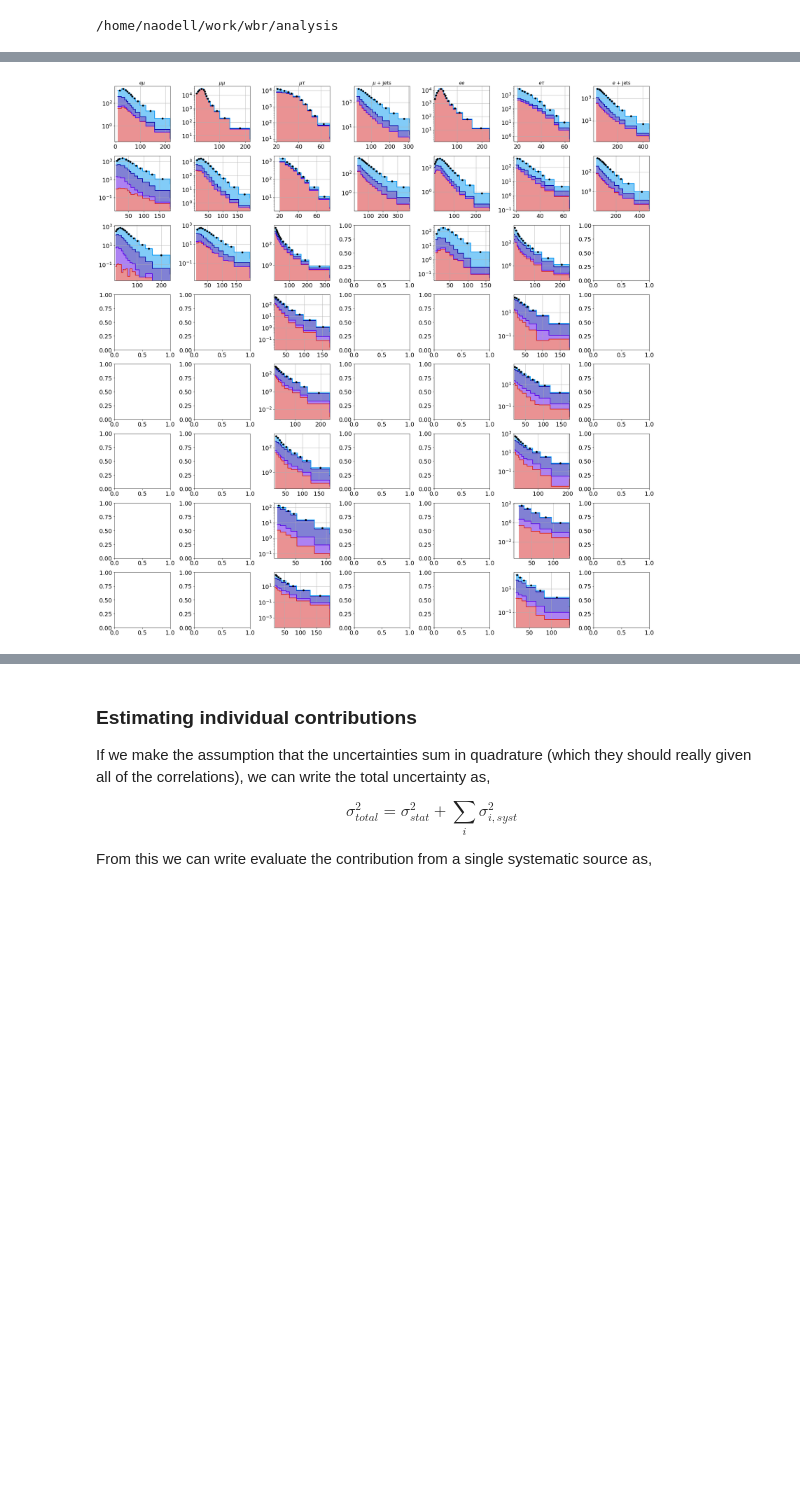
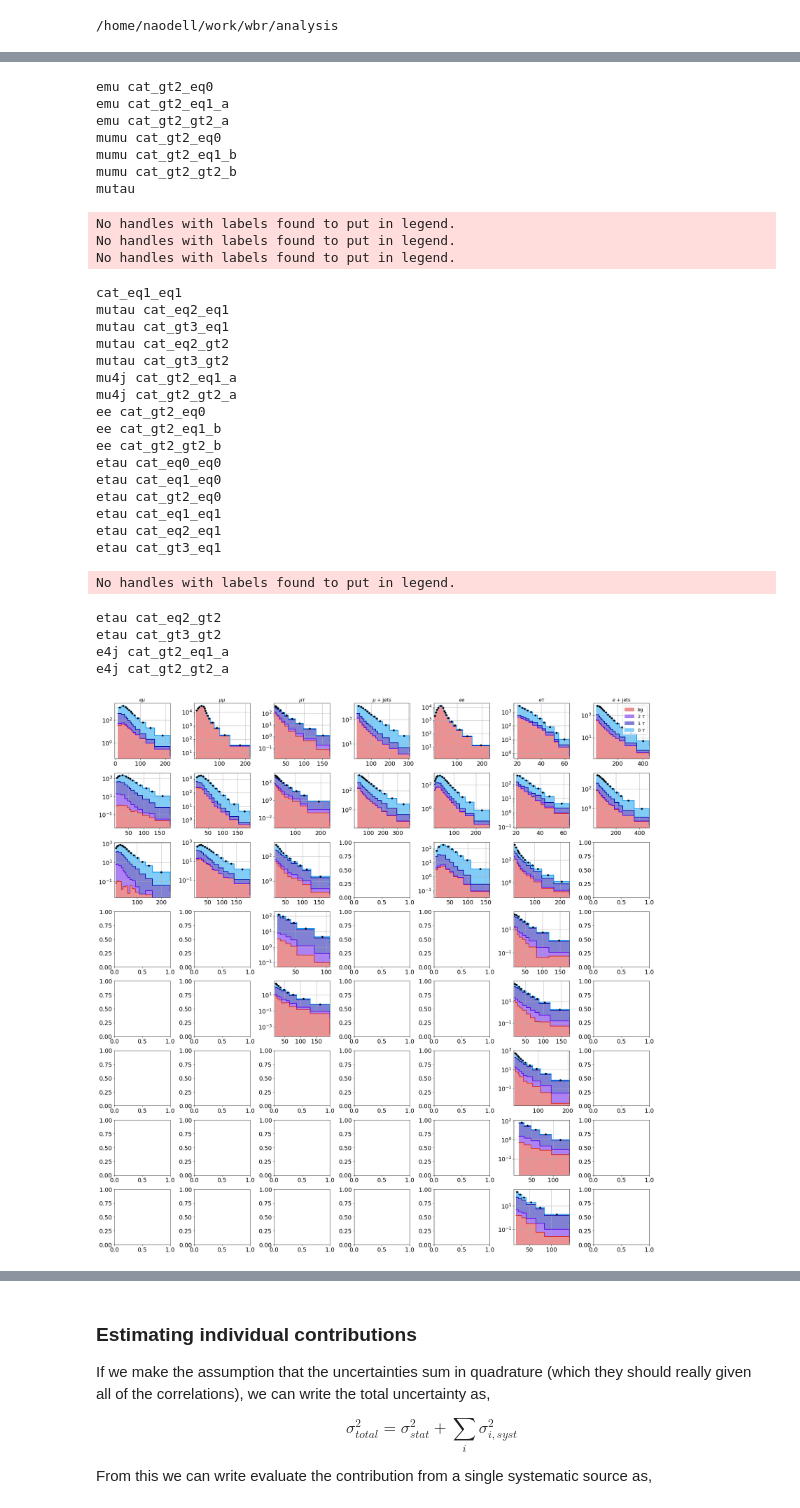
Before and after one commit to NWUHEP/analysis-tools, a Jupyter notebook: notebooks/w_br_asimov.ipynb, the cells around one changed output, grey strips where cells are left out. Cells and saved outputs as stored; diff of their text form; code cells hidden in the pictures; blank space fills up the shorter version.

```diff
--- a/notebooks/w_br_asimov.ipynb
+++ b/notebooks/w_br_asimov.ipynb
@@ -94,7 +94,9 @@ for selection in selections:
 #fig, axes = plt.subplots(len(pt.categories), len(selections), figsize=(24, 12), facecolor='white')
 fig, axes = plt.subplots(8, 7, figsize=(24, 24), facecolor='white')
 for i, selection in enumerate(selections):
+    #if selection not in ['']
     for j, (category, template_data) in enumerate(fit_data.get_selection_data(selection).items()):
+        print(selection, category)
         ax = axes[j][i]
         if j == 0:
             ax.set_title(plot_labels[selection][1])
@@ -130,35 +132,34 @@ for i, selection in enumerate(selections):
         h_twotau += h_bg
         h_onetau += h_twotau
 
-        ax.plot(bins, h_bg/dx, drawstyle='steps-post', c='C3', linestyle='-', linewidth=2.)
-        ax.fill_between(bins, h_bg/dx, color='C3', step='post', alpha=0.5)
-        ax.plot(bins, h_twotau/dx, drawstyle='steps-post', c='xkcd:blue violet', linestyle='-', linewidth=2.)
-        ax.fill_between(bins, h_bg/dx, h_twotau/dx, color='xkcd:blue violet', step='post', alpha=0.5)
-        ax.plot(bins, h_onetau/dx, drawstyle='steps-post', c='xkcd:royal blue', linestyle='-', linewidth=2.)
-        ax.fill_between(bins, h_twotau/dx, h_onetau/dx, color='xkcd:royal blue', step='post', alpha=0.5)
-        ax.plot(bins, h_nominal/dx, drawstyle='steps-post', c='xkcd:azure', linestyle='-', linewidth=2.)
-        ax.fill_between(bins, h_onetau/dx, h_nominal/dx, color='xkcd:azure', step='post', alpha=0.5)
+        ax.plot(bins, h_bg/dx, drawstyle='steps-post', c='C3', linestyle='-', linewidth=2., label='_nolegend_')
+        ax.fill_between(bins, h_bg/dx, color='C3', step='post', alpha=0.5, label='bg')
+
+        ax.plot(bins, h_twotau/dx, drawstyle='steps-post', c='xkcd:blue violet', linestyle='-', linewidth=2., label='_nolegend_')
+        ax.fill_between(bins, h_bg/dx, h_twotau/dx, color='xkcd:blue violet', step='post', alpha=0.5, label=r'2 $\tau$' )
+        ax.plot(bins, h_onetau/dx, drawstyle='steps-post', c='xkcd:royal blue', linestyle='-', linewidth=2., label='_nolegend_')
+        ax.fill_between(bins, h_twotau/dx, h_onetau/dx, color='xkcd:royal blue', step='post', alpha=0.5, label=r'1 $\tau$')
+        ax.plot(bins, h_nominal/dx, drawstyle='steps-post', c='xkcd:azure', linestyle='-', linewidth=2., label='_nolegend')
+        ax.fill_between(bins, h_onetau/dx, h_nominal/dx, color='xkcd:azure', step='post', alpha=0.5, label=r'0 $\tau$')
+
 
         xmin, xmax = bins[0]-dx[0], bins[-2]+dx[-2]
         ax.set_xlim(xmin, xmax)
         #ax.set_ylim(0.01, 10.*np.max(h_nominal[0]/dx))
         ax.set_yscale('log')
 
-        #if b == 0:
-        #    if i == 0:
-        #        ax.set_ylabel(r'Entries / 1 GeV ($\sf N_{b jet} = 0$)')
-        #elif b == 1:
+        #if category == 'cat_gt2_eq1_a' or category == 'cat_gt2_eq1_b':
         #    ax.set_xlabel(plot_labels[selection][0])
         #    if i == 0:
         #        ax.set_ylabel(r'Entries / 1 GeV ($\sf N_{b jet} = 1$)')
-        #elif b == 2:
+        #elif category == 'cat_gt2_gt2_a' or category == 'cat_gt2_gt2_b':
         #    ax.set_xlabel(plot_labels[selection][0])
         #    if i == 0:
         #        ax.set_ylabel(r'Entries / 1 GeV ($\sf N_{b jet} \geq 2$)')
 
         ax.grid()
 
-    #axes[0][-1].legend(['bg', r'2 $\tau$', r'1 $\tau$', r'0 $\tau$', 'toy data'], fontsize=14)
+    axes[0][-1].legend(fontsize=14)
 
 plt.tight_layout()
 plt.savefig('plots/toy_mc_example.pdf')
@@ -167,4 +170,35 @@ plt.show()
+emu cat_gt2_eq0
+emu cat_gt2_eq1_a
+emu cat_gt2_gt2_a
+mumu cat_gt2_eq0
+mumu cat_gt2_eq1_b
+mumu cat_gt2_gt2_b
+mutau
+No handles with labels found to put in legend.
+No handles with labels found to put in legend.
+No handles with labels found to put in legend.
+cat_eq1_eq1
+mutau cat_eq2_eq1
+mutau cat_gt3_eq1
+mutau cat_eq2_gt2
+mutau cat_gt3_gt2
+mu4j cat_gt2_eq1_a
+mu4j cat_gt2_gt2_a
+ee cat_gt2_eq0
+ee cat_gt2_eq1_b
+ee cat_gt2_gt2_b
+etau cat_eq0_eq0
+etau cat_eq1_eq0
+etau cat_gt2_eq0
+etau cat_eq1_eq1
+etau cat_eq2_eq1
+etau cat_gt3_eq1
+No handles with labels found to put in legend.
+etau cat_eq2_gt2
+etau cat_gt3_gt2
+e4j cat_gt2_eq1_a
+e4j cat_gt2_gt2_a
-[figure, old version]
+[figure, new version]
 # %%
 # nominal case
 cost_type = 'poisson'
```
Also changed, not shown: parts of 4 cells of this notebook, 4 other files.
